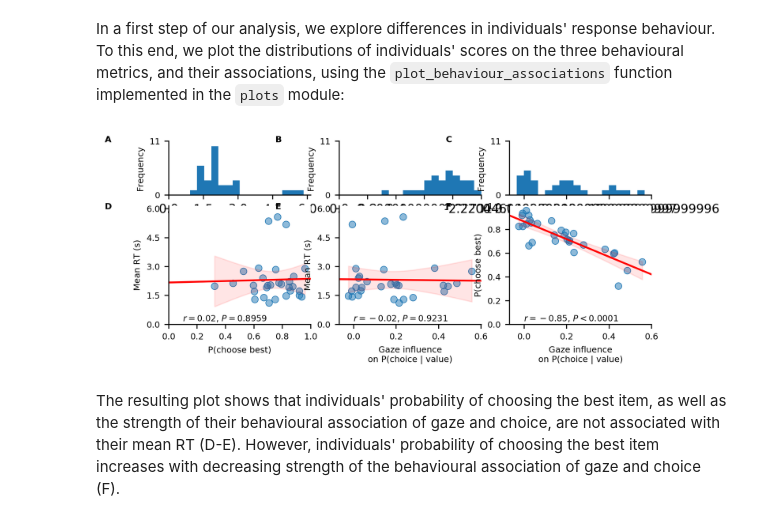
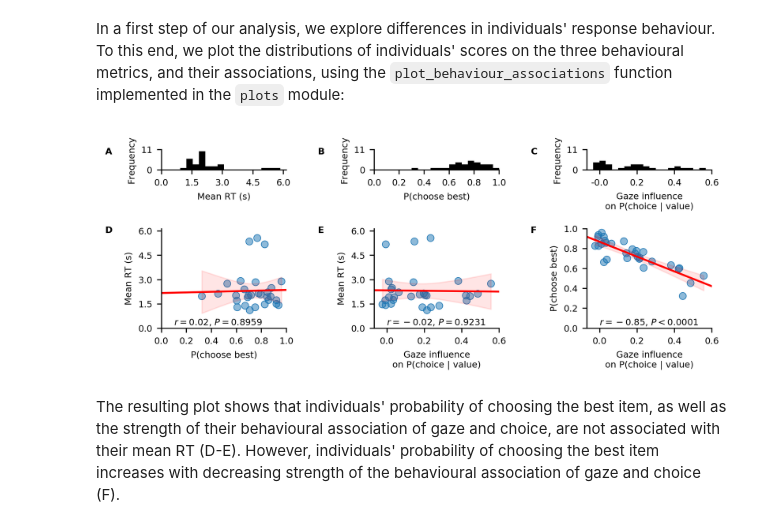
Before and after one commit to glamlab/glambox, a Jupyter notebook: Example_1_Individual_estimation.ipynb, the cells around one changed output. Saved outputs shown, nothing was run; the diff lists cells and outputs as text; code cells hidden in the pictures.

Commit message:
updated with new plot_behaviour_associations figure

```diff
--- a/Example_1_Individual_estimation.ipynb
+++ b/Example_1_Individual_estimation.ipynb
@@ -168,11 +170,11 @@ In a first step of our analysis, we explore differences in individuals' response
 # %%
 np.random.seed(4)
 
-fig = gb.plots.plot_behaviour_associations(data=data)
+fig, axs = gb.plots.plot_behaviour_associations(data=data)
 
 fig.savefig('examples/example_1/figures/Figure_1_individual_differences.png', dpi=330)
 # %% [output]
-[figure, old version]
+[figure, new version]
 # %% [markdown]
 The resulting plot shows that individuals' probability of choosing the best item, as well as the strength of their behavioural association of gaze and choice, are not associated with their mean RT (D-E). However, individuals' probability of choosing the best item increases with decreasing strength of the behavioural association of gaze and choice (F).
 # %% [markdown]
```
Also changed, not shown: parts of 1 cell of this notebook.
